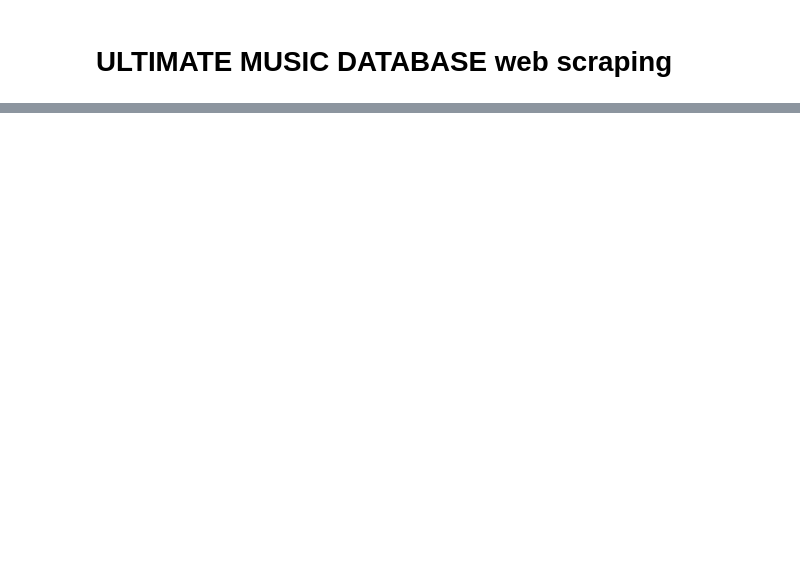
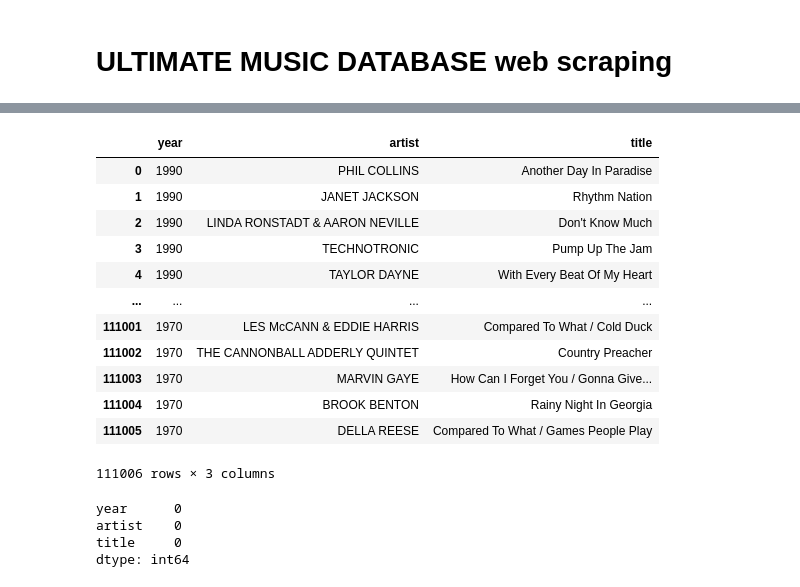
Before and after one commit to daniel-isidro/hot_n_pop_song_machine, a Jupyter notebook: data_acquisition/ultimate_music_database_web_scraping.ipynb, the cells around one changed output, grey strips where cells are left out. Cells and saved outputs as stored; diff of their text form; code cells hidden in the pictures; blank space fills up the shorter version.

```diff
--- a/data_acquisition/ultimate_music_database_web_scraping.ipynb
+++ b/data_acquisition/ultimate_music_database_web_scraping.ipynb
@@ -51,0 +137,37 @@ weekly_hits(19900113)
+# %%
+# Scraping from 1990-01-01 backwards, till 1970-01-01, 1 week earlier on each iteration
+
+initial_date = '19900106'
+date_object = datetime.strptime(initial_date, '%Y%m%d')
+
+df = pd.DataFrame()
+
+while date_object > datetime.strptime('19700101', '%Y%m%d'):
+    df = pd.concat([df, weekly_hits(date_object.strftime('%Y%m%d'))], ignore_index=True)
+    # Substrating 7 days to date
+    date_object = date_object - timedelta(days=7)
+    # Adding random delay to avoid getting banned
+    time.sleep(random.randint(0, 5))
+# %%
+df
+# %% [output]
+|  | year | artist | title |
+| 0 | 1990 | PHIL COLLINS | Another Day In Paradise |
+| 1 | 1990 | JANET JACKSON | Rhythm Nation |
+| 2 | 1990 | LINDA RONSTADT & AARON NEVILLE | Don't Know Much |
+| 3 | 1990 | TECHNOTRONIC | Pump Up The Jam |
+| 4 | 1990 | TAYLOR DAYNE | With Every Beat Of My Heart |
+| ... | ... | ... | ... |
+| 111001 | 1970 | LES McCANN & EDDIE HARRIS | Compared To What / Cold Duck |
+| 111002 | 1970 | THE CANNONBALL ADDERLY QUINTET | Country Preacher |
+| 111003 | 1970 | MARVIN GAYE | How Can I Forget You / Gonna Give... |
+| 111004 | 1970 | BROOK BENTON | Rainy Night In Georgia |
+| 111005 | 1970 | DELLA REESE | Compared To What / Games People Play |
+111006 rows × 3 columns
+# %%
+df.isnull().sum()
+# %% [output]
+year      0
+artist    0
+title     0
+dtype: int64
```
Also changed, not shown: parts of 17 cells of this notebook, 7 other files.
